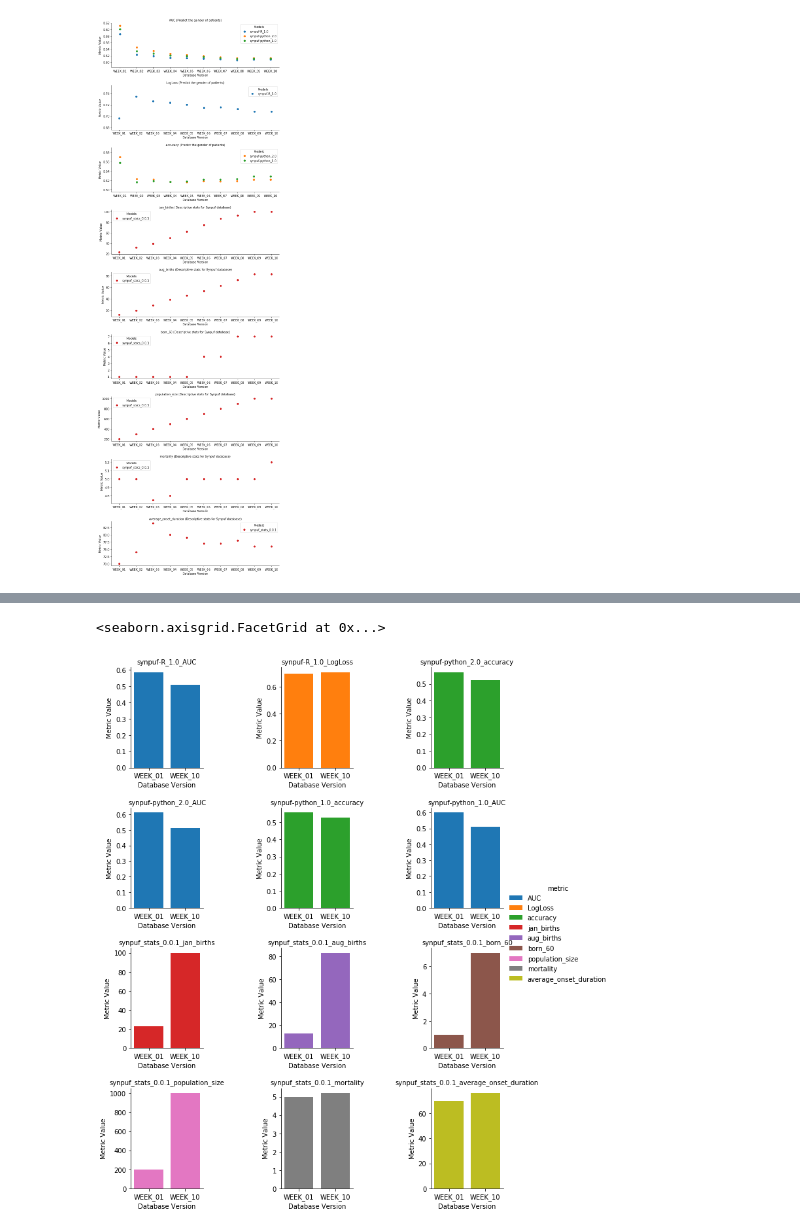
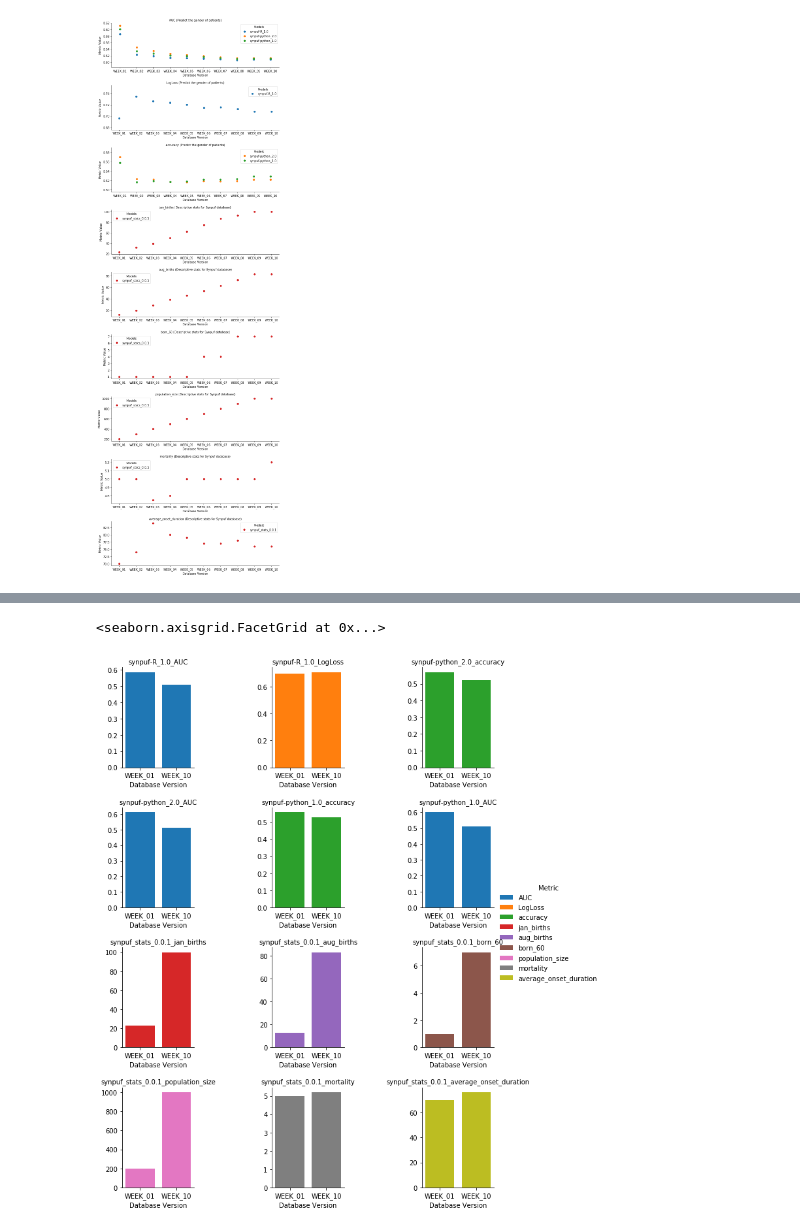
Before and after one commit to alan-turing-institute/ModMon, a Jupyter notebook: notebooks/Visualise model monitoring.ipynb, the cells around one changed output, grey strips where cells are left out. Cells and saved outputs as stored; diff of their text form; code cells hidden in the pictures.

Commit message:
minor plot changes

```diff
--- a/notebooks/Visualise model monitoring.ipynb
+++ b/notebooks/Visualise model monitoring.ipynb
@@ -129,11 +129,11 @@ reduced_results.head()
 # %%
 g1 = sns.FacetGrid(data=reduced_results, col='model_metric', col_wrap=3, sharey=False, sharex=False, hue='metric')
 g1.map(plt.bar, "databasename", "value").fig.subplots_adjust(hspace=.4)
-g1.set(xlabel='Database Version', ylabel='Metric Value')
+g1.set(xlabel='Database Version', ylabel=None)
 g1.set_titles(col_template = "{col_name}")
-g1.add_legend()
+g1.add_legend(title="Metrics")
 # %% [output]
 <seaborn.axisgrid.FacetGrid at 0x...>
-[figure, old version]
+[figure, new version]
 # %%
 cnxn.close()
```
Also changed, not shown: 1 other file.
